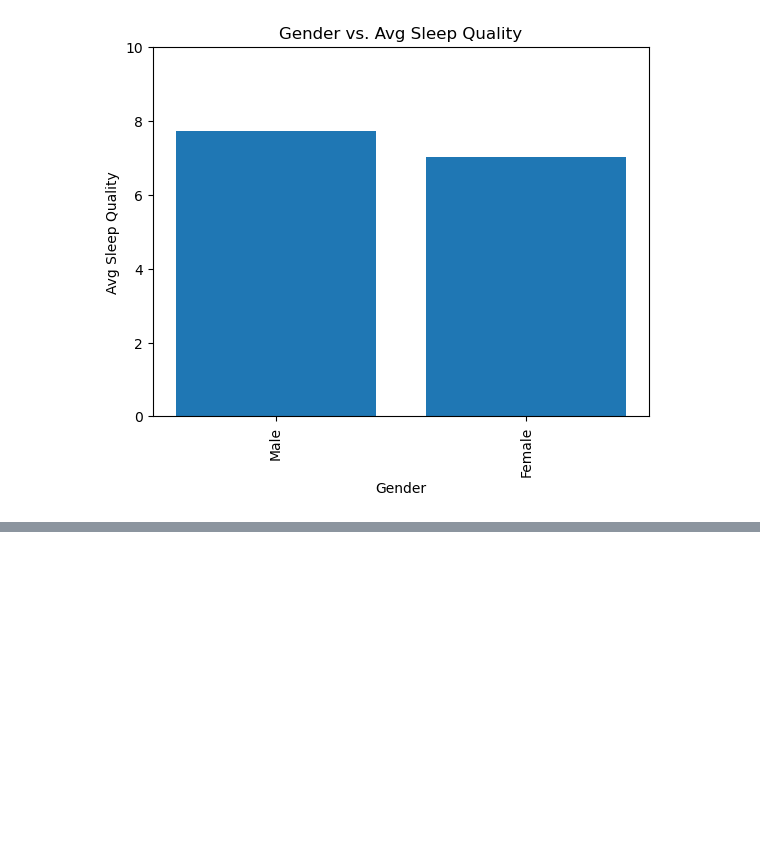
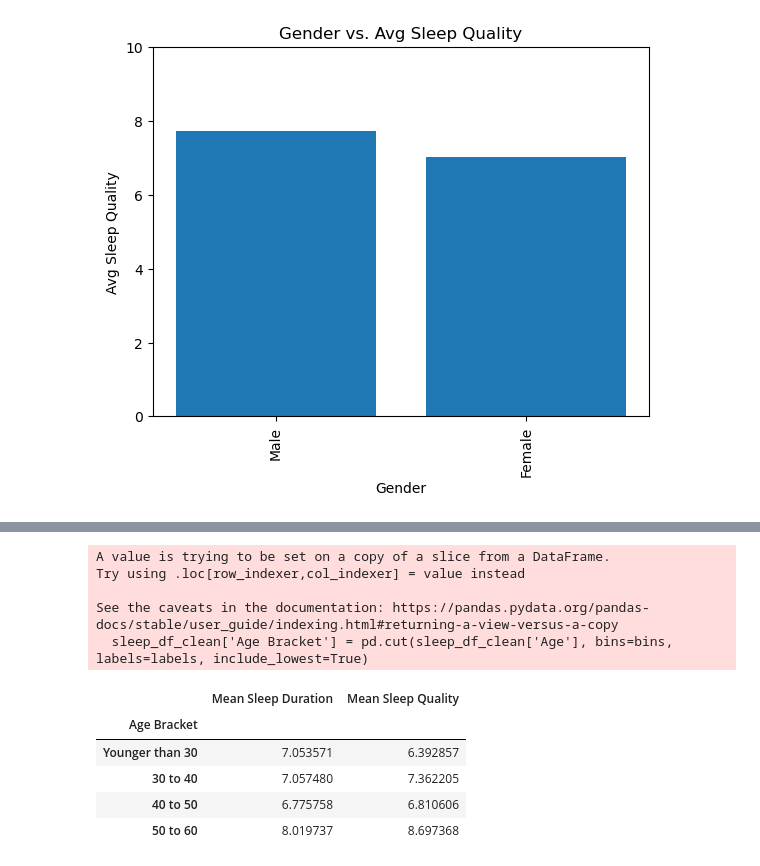
Before and after one commit to johnweissmann/project-1, a Jupyter notebook: main.ipynb, the cells around one changed output, grey strips where cells are left out. Saved outputs shown, nothing was run; the diff lists cells and outputs as text; code cells hidden in the pictures; blank space fills up the shorter version.

```diff
--- a/main.ipynb
+++ b/main.ipynb
@@ -107,0 +118,23 @@ plt.show()
+# %%
+
+bins = [0,30,40,50,60]
+labels = ["Younger than 30","30 to 40","40 to 50","50 to 60"]
+sleep_df_clean['Age Bracket'] = pd.cut(sleep_df_clean['Age'], bins=bins, labels=labels, include_lowest=True)
+
+age_df = pd.DataFrame({
+    "Mean Sleep Duration": sleep_df_clean.groupby(["Age Bracket"])["Sleep Duration"].mean(),
+    "Mean Sleep Quality": sleep_df_clean.groupby(["Age Bracket"])["Quality of Sleep"].mean(),
+})
+age_df
+# %% [output]
+A value is trying to be set on a copy of a slice from a DataFrame.
+Try using .loc[row_indexer,col_indexer] = value instead
+
+See the caveats in the documentation: https://pandas.pydata.org/pandas-docs/stable/user_guide/indexing.html#returning-a-view-versus-a-copy
+  sleep_df_clean['Age Bracket'] = pd.cut(sleep_df_clean['Age'], bins=bins, labels=labels, include_lowest=True)
+|  | Mean Sleep Duration | Mean Sleep Quality |
+| Age Bracket |  |  |
+| Younger than 30 | 7.053571 | 6.392857 |
+| 30 to 40 | 7.057480 | 7.362205 |
+| 40 to 50 | 6.775758 | 6.810606 |
+| 50 to 60 | 8.019737 | 8.697368 |
```
Also changed, not shown: parts of 4 cells of this notebook.
